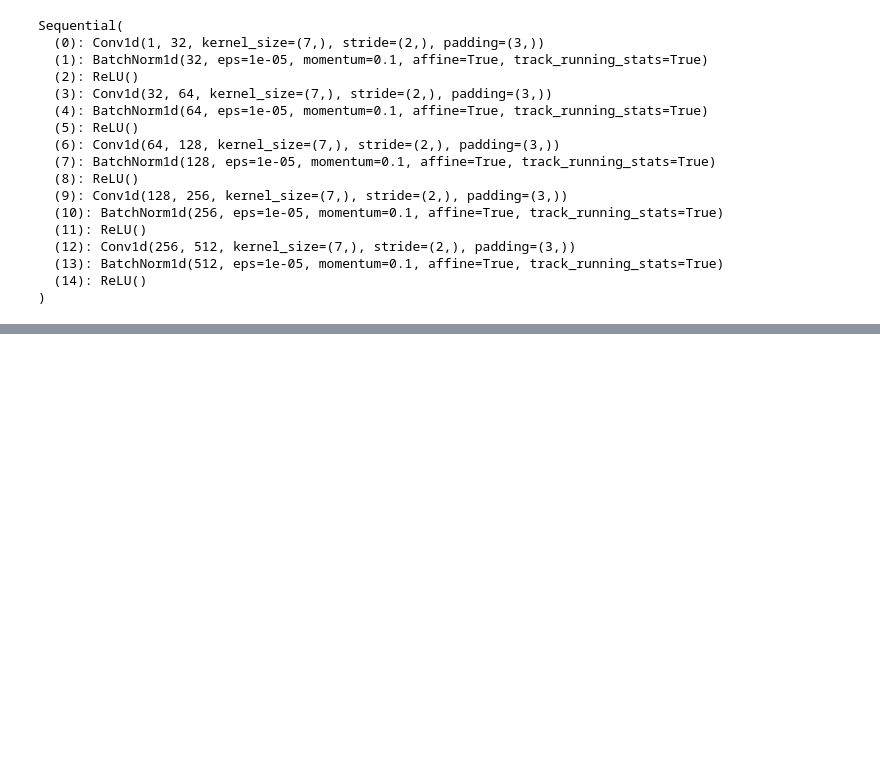
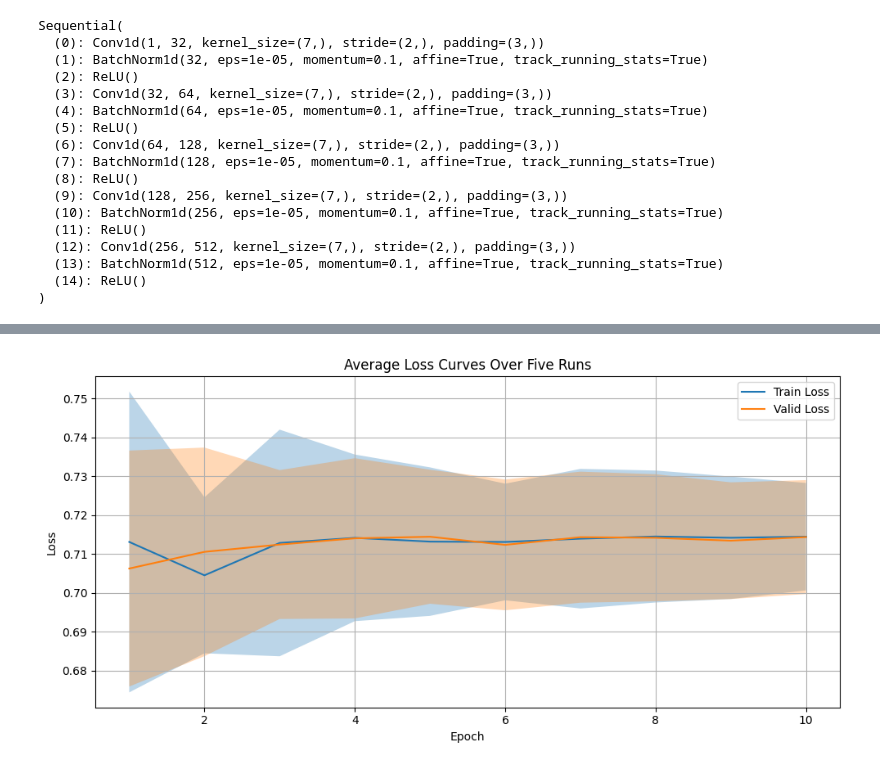
Before and after one commit to noorwertheim/Master-Thesis, a Jupyter notebook: notebooks/FCMAE_resnet_multiple_init.ipynb, the cells around one changed output, grey strips where cells are left out. Drawn from its saved outputs; the diff is of its cells as text; code cells hidden in the pictures; blank space fills up the shorter version.

```diff
--- a/notebooks/FCMAE_resnet_multiple_init.ipynb
+++ b/notebooks/FCMAE_resnet_multiple_init.ipynb
@@ -47,9 +42,9 @@ learning_rate_FCMAE = 0.00016938000495408888
 input_dimension = 512
 
 # Specify hyperparameters (CHANGE)
-learning_rate = 3.3103174393377975e-07
+learning_rate = 1e-07
 optimizer_name = 'Adam' # or 'SGD'
-data_subset = 60 # choose: 20, 40, 60, 80, 100
+data_subset = 100 # choose: 20, 40, 60, 80, 100
 
 opt_func_map = {
 'SGD': SGD,
@@ -516,0 +414,88 @@ FCMAEClassifier(
+# %%
+# ----------------------------- Post-Processing -----------------------------
+all_train_losses = np.stack(all_train_losses)
+all_valid_losses = np.stack(all_valid_losses)
+all_metrics = np.stack(all_metrics)
+print(f"\n🏆 Best model was from run {best_run_index} with AP score of {best_ap:.4f}")
+
+# Average + std metrics
+metric_names = ['Accuracy', 'Precision', 'Recall', 'F1 Score', 'AP', 'AUC']
+mean_metrics = all_metrics.mean(axis=0)
+std_metrics = all_metrics.std(axis=0)
+
+print("\n📊 Final Evaluation:")
+for name, mean, std in zip(metric_names, mean_metrics, std_metrics):
+    print(f"{name}: {mean:.4f} ± {std:.4f}")
+
+# Save predictions
+pred_labels = best_preds.argmax(dim=1).cpu().numpy()
+pred_probs = torch.softmax(best_preds, dim=1)[:, 1].cpu().numpy()
+
+# Assuming `test_meta` has the record_name and window_index
+window_ids = [entry['record_name'] + '-' + str(entry['window_index']) for entry in test_meta]
+final_df = pd.DataFrame({
+    'window_id': window_ids,
+    'best_pred_label': pred_labels,
+    'best_pred_prob': pred_probs,
+    'target': best_targs
+})
+
+for run_idx, (labels, probs) in enumerate(zip(all_pred_labels, all_pred_probs), start=1):
+    final_df[f'pred_label{run_idx}'] = labels
+    final_df[f'pred_prob{run_idx}'] = probs
+
+# Sort by AUC and keep top 5
+top_models_sorted = sorted(top_models, key=lambda x: x[0], reverse=True)[:5]
+
+# Save the top 5 models
+for idx, (auc, state_dict, run_idx) in enumerate(top_models_sorted, start=1):
+    save_path = f"top_model_100_{idx}_run_{run_idx+1}_auc_{auc:.4f}.pth"
+    torch.save(state_dict, save_path)
+    print(f"✅ Saved: {save_path}")
+
+
+# uncomment if you want to save results
+final_df.to_csv("results_FCMAE_resnet_all_runs.csv", index=False)
+
+# ----------------------------- Plot Loss Curves -----------------------------
+epochs = np.arange(1, num_epochs + 1)
+plt.figure(figsize=(10, 5))
+
+mean_train = all_train_losses.mean(axis=0)
+std_train = all_train_losses.std(axis=0)
+plt.plot(epochs, mean_train, label='Train Loss')
+plt.fill_between(epochs, mean_train - std_train, mean_train + std_train, alpha=0.3)
+
+mean_valid = all_valid_losses.mean(axis=0)
+std_valid = all_valid_losses.std(axis=0)
+plt.plot(epochs, mean_valid, label='Valid Loss')
+plt.fill_between(epochs, mean_valid - std_valid, mean_valid + std_valid, alpha=0.3)
+
+plt.xlabel('Epoch')
+plt.ylabel('Loss')
+plt.title('Average Loss Curves Over Five Runs')
+plt.legend()
+plt.grid(True)
+plt.tight_layout()
+plt.show()
+
+# ----------------------------- Plot Metrics -----------------------------
+plt.figure(figsize=(10, 5))
+plt.bar(metric_names, mean_metrics, yerr=std_metrics, capsize=5)
+plt.title('Average Performance Over Five Runs')
+plt.ylabel('Score')
+plt.ylim(0, 1)
+plt.grid(axis='y')
+plt.tight_layout()
+plt.show()
+
+# ----------------------------- Confusion Matrix -----------------------------
+cm = confusion_matrix(best_targs, pred_labels)
+plt.figure(figsize=(8, 6))
+sns.heatmap(cm, annot=True, fmt="d", cmap="Blues", cbar=False,
+            xticklabels=['Class 0', 'Class 1'], yticklabels=['Class 0', 'Class 1'])
+plt.title('Best Performing Model Confusion Matrix')
+plt.xlabel('Predicted Label')
+plt.ylabel('True Label')
+plt.show()
+# %% [output]
@@ -516,0 +516 @@ FCMAEClassifier(
+[figure, added]
```
Also changed, not shown: parts of 7 cells of this notebook, 3 other files.
